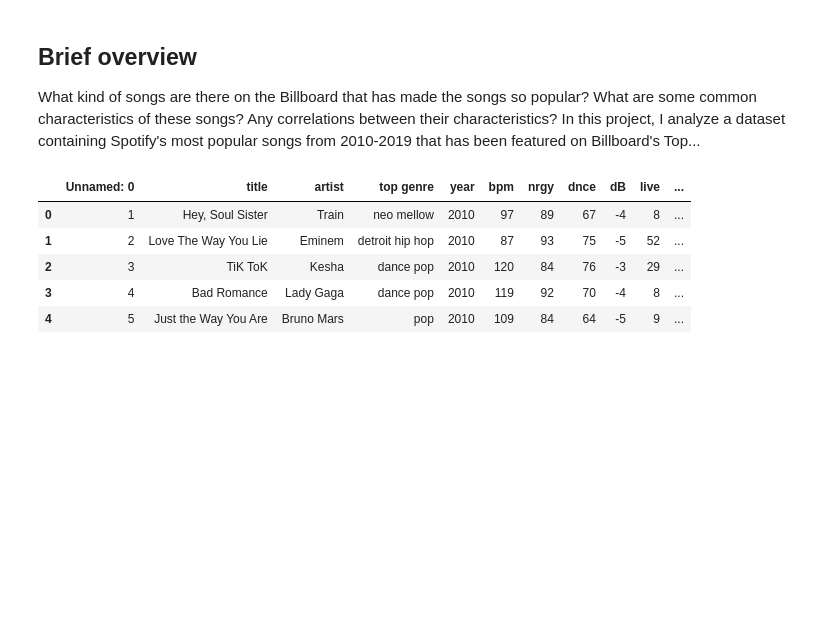
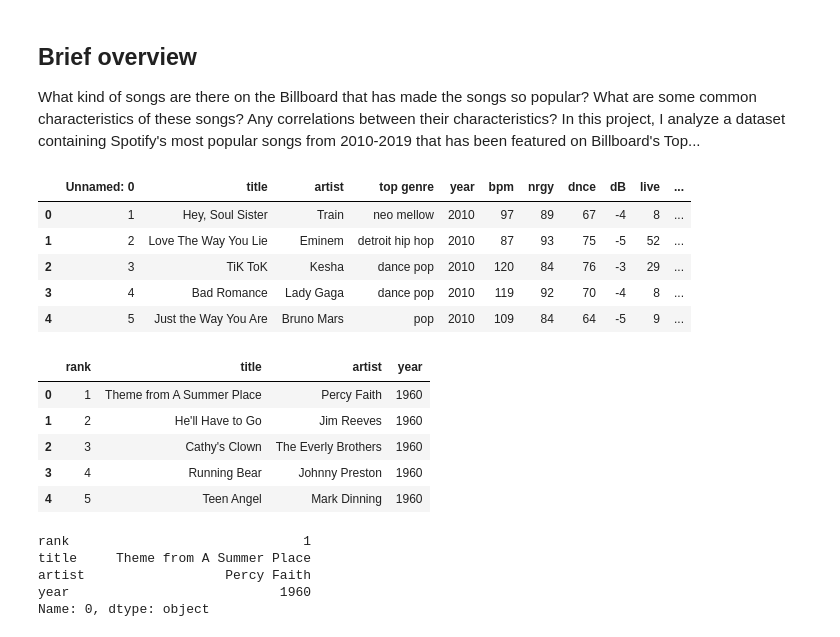
Before and after one commit to Patrick5225/Billboard-Year-End-Top-Songs, a Jupyter notebook: Top Spotify Songs Data Analysis.ipynb, the cells around one changed output. Drawn from its saved outputs; the diff is of its cells as text; code cells hidden in the pictures; blank space fills up the shorter version.

```diff
--- a/Top Spotify Songs Data Analysis.ipynb
+++ b/Top Spotify Songs Data Analysis.ipynb
@@ -24,0 +30,19 @@ music_data.head()
+# %%
+music_data = pd.read_csv('wikipedia_scraper.csv', encoding='ISO-8859-1')
+# %%
+music_data.head()
+# %% [output]
+|  | rank | title | artist | year |
+| 0 | 1 | Theme from A Summer Place | Percy Faith | 1960 |
+| 1 | 2 | He'll Have to Go | Jim Reeves | 1960 |
+| 2 | 3 | Cathy's Clown | The Everly Brothers | 1960 |
+| 3 | 4 | Running Bear | Johnny Preston | 1960 |
+| 4 | 5 | Teen Angel | Mark Dinning | 1960 |
+# %%
+music_data.loc[0]
+# %% [output]
+rank                              1
+title     Theme from A Summer Place
+artist                  Percy Faith
+year                           1960
+Name: 0, dtype: object
```
Also changed, not shown: parts of 1 cell of this notebook, 8 other files.
